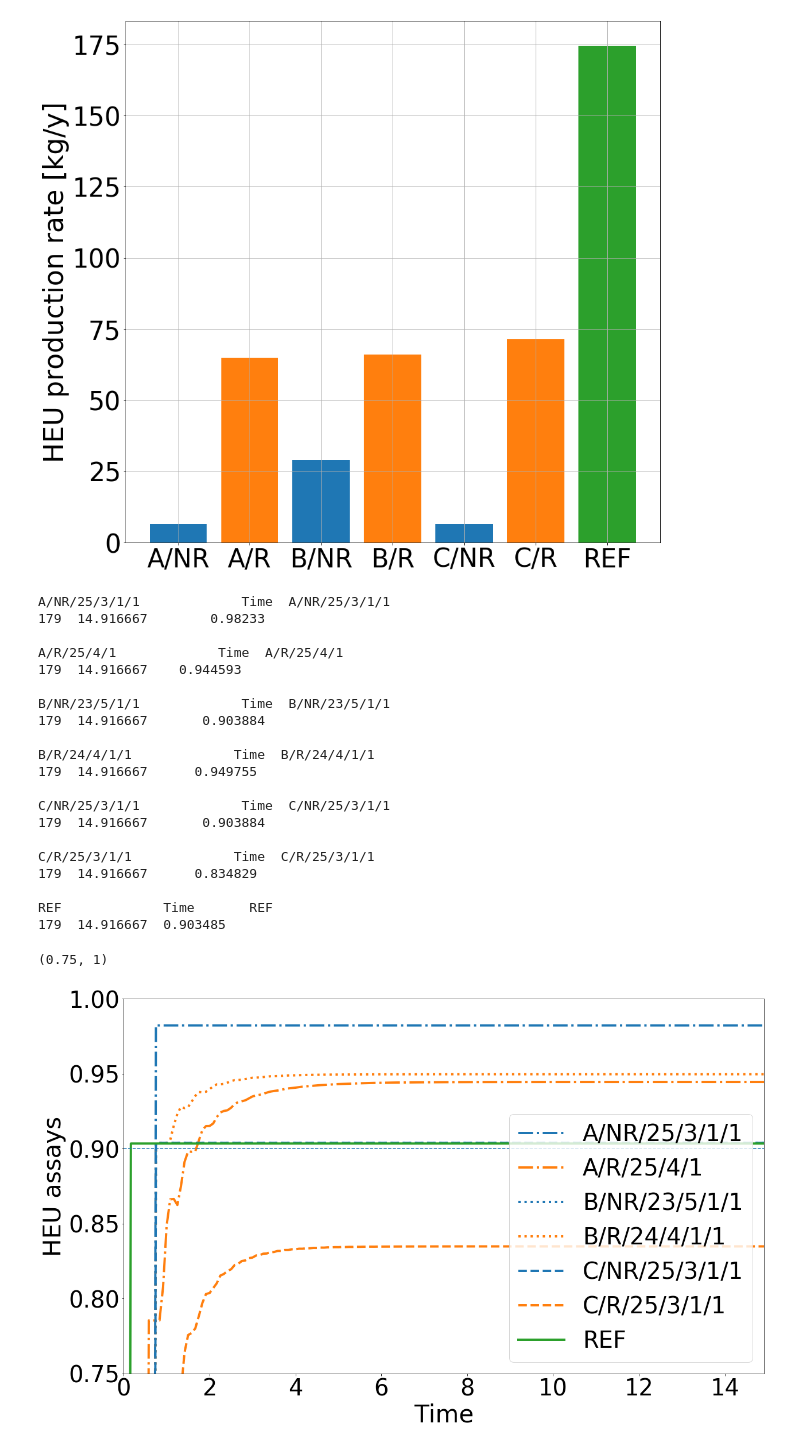
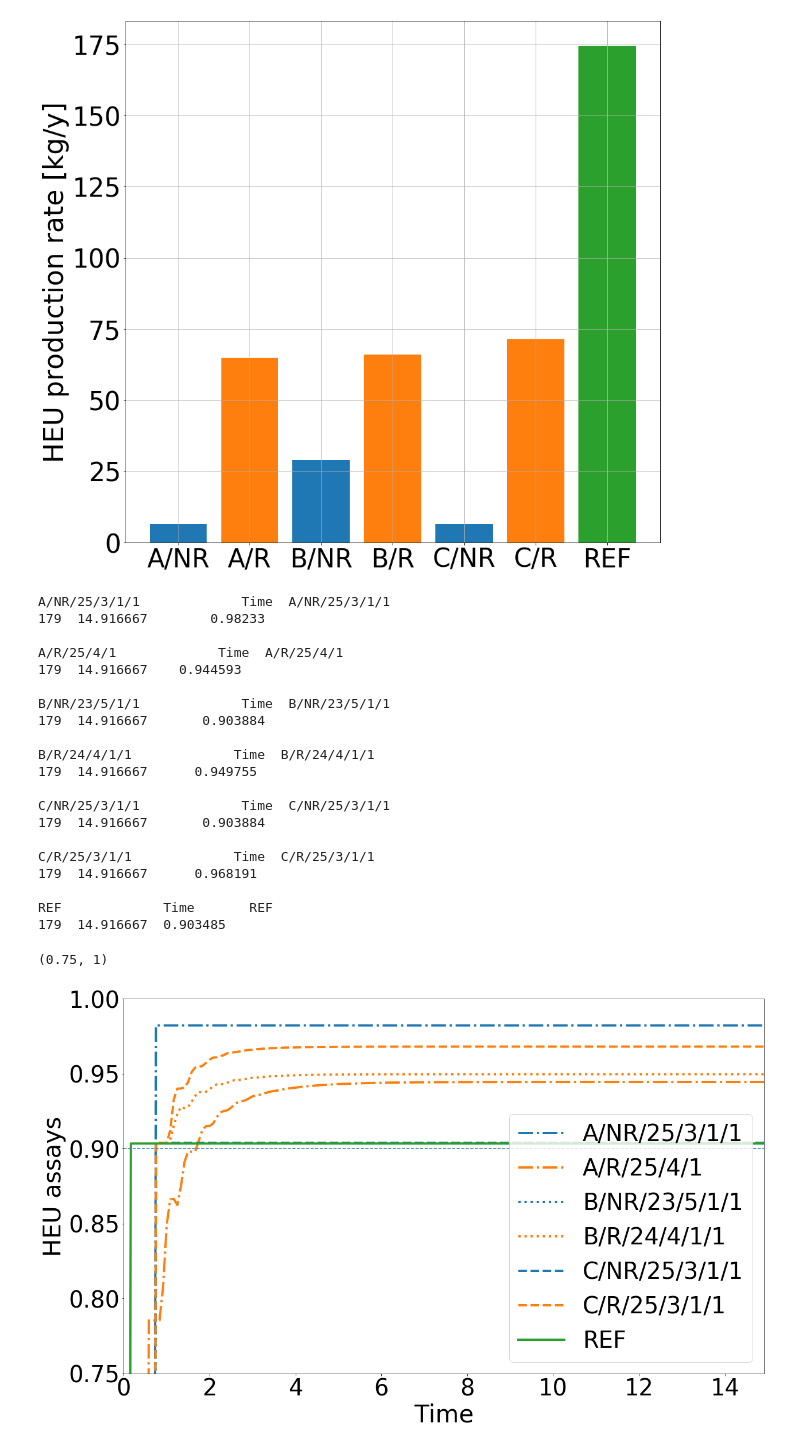
Before and after one commit to stompsjo/enrich_inmm, a Jupyter notebook: Production.ipynb, the cells around one changed output. Drawn from its saved outputs; the diff is of its cells as text; code cells hidden in the pictures.

```diff
--- a/Production.ipynb
+++ b/Production.ipynb
@@ -32,7 +32,7 @@ invs = ['storage_3',
         'storage_3',
         'storage_3',
         'storage_3',
-        'storage_2',
+        'storage_3',
         'storage']
 
 c_names = ['A/NR','A/R','B/NR','B/R','C/NR','C/R','REF']
@@ -112,7 +112,7 @@ receivers = ['storage_3',
         'storage_3',
         'storage_3',
         'storage_3',
-        'storage_2',
+        'storage_3',
         'storage']
 nucs1 = ['238U']
 nucs2 = ['235U']
@@ -136,32 +136,32 @@ for i in range(7):
     LEU_qty_case_2_x.append(df_)
     plt_LEU_qty_case_2_x.append( (LEU_qty_case_2_x[i], c_names[i]) )
     print(c_names[i], " ", df_.tail(1), "\n")
 
 pdh.MakePlot(plt_LEU_qty_case_2_x, "Time", "HEU assays", linestyle=style, color=color, mk="", lw=4  )
 plt.axhline(y=0.9, linestyle="--")
 
 x = np.arange(0, 16, 1);
 plt.ylim(0.75,1)
 # %% [output]
 A/NR/25/3/1/1             Time  A/NR/25/3/1/1
 179  14.916667        0.98233
 
 A/R/25/4/1             Time  A/R/25/4/1
 179  14.916667    0.944593
 
 B/NR/23/5/1/1             Time  B/NR/23/5/1/1
 179  14.916667       0.903884
 
 B/R/24/4/1/1             Time  B/R/24/4/1/1
 179  14.916667      0.949755
 
 C/NR/25/3/1/1             Time  C/NR/25/3/1/1
 179  14.916667       0.903884
 
 C/R/25/3/1/1             Time  C/R/25/3/1/1
-179  14.916667      0.834829
+179  14.916667      0.968191
 
 REF             Time       REF
 179  14.916667  0.903485
 (0.75, 1)
-[figure, old version]
+[figure, new version]
```
Also changed, not shown: parts of 1 cell of this notebook, 1 other file.
